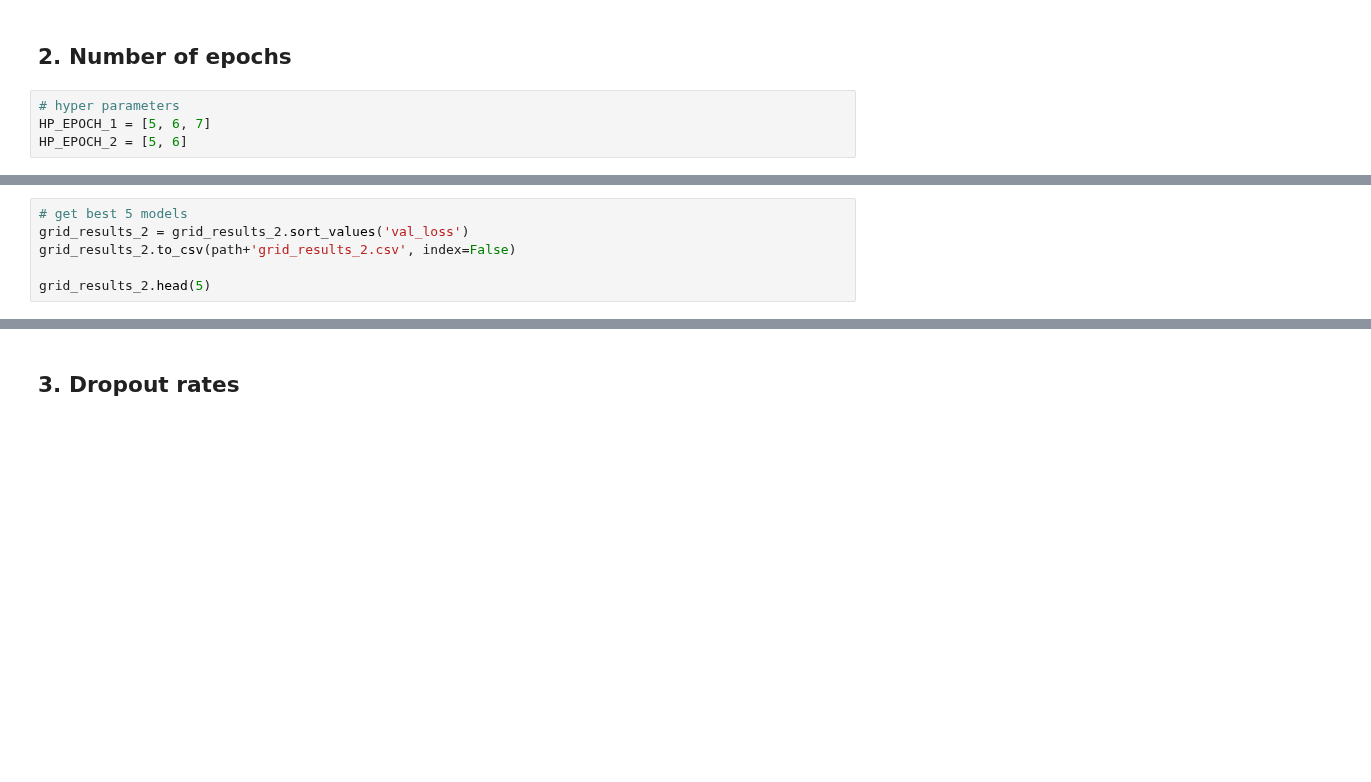
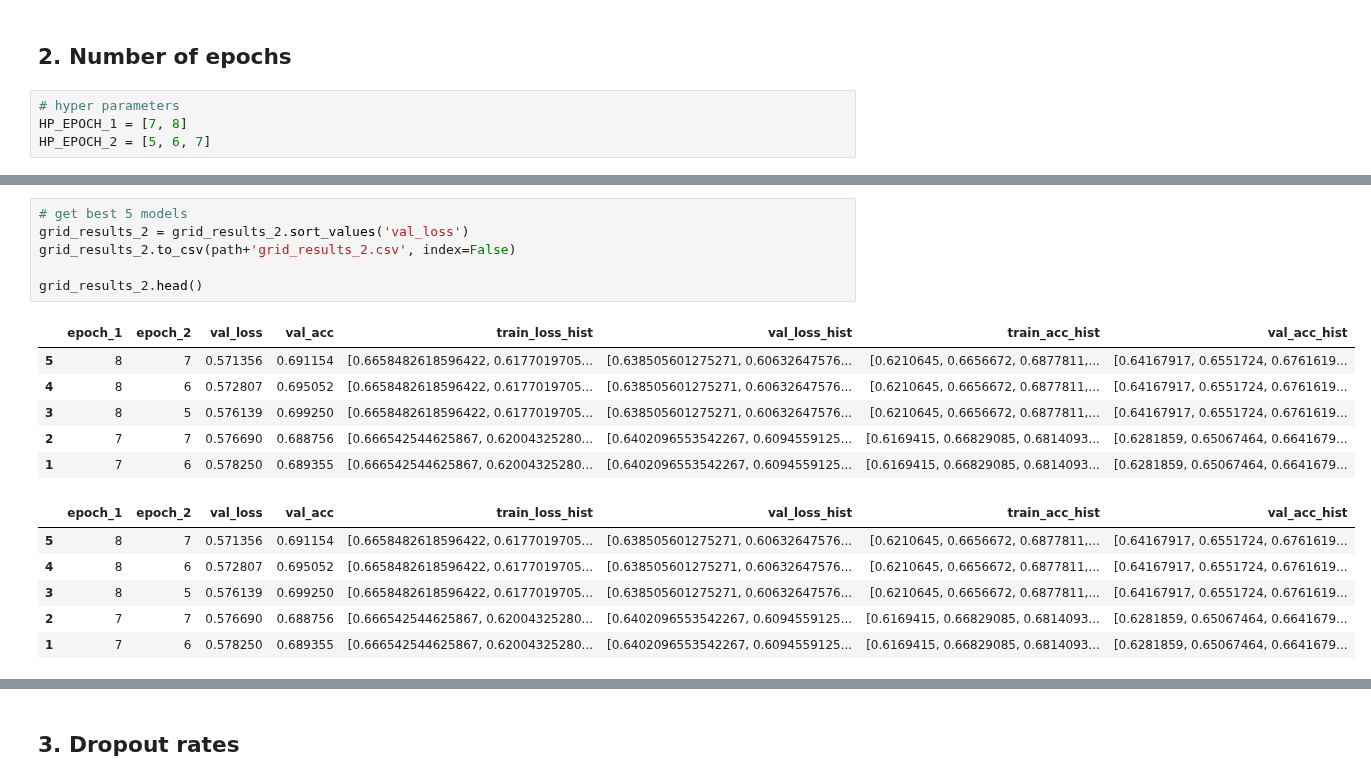
Before and after one commit to James-Leslie/deep-collaborative-filtering, a Jupyter notebook: tf-movielens1m.ipynb, the cells around one changed output, grey strips where cells are left out. Cells and saved outputs as stored; diff of their text form; blank space fills up the shorter version.

```diff
--- a/tf-movielens1m.ipynb
+++ b/tf-movielens1m.ipynb
@@ -369,8 +369,8 @@ plt.show()
 ## 2. Number of epochs
 # %%
 # hyper parameters
-HP_EPOCH_1 = [5, 6, 7]
-HP_EPOCH_2 = [5, 6]
+HP_EPOCH_1 = [7, 8]
+HP_EPOCH_2 = [5, 6, 7]
 # %%
 # dataframe to store results of grid search
 grid_results_2 = []
@@ -486,9 +491,22 @@ KeyboardInterrupt:
 # %%
 # get best 5 models
 grid_results_2 = grid_results_2.sort_values('val_loss')
 grid_results_2.to_csv(path+'grid_results_2.csv', index=False)
 
-grid_results_2.head(5)
+grid_results_2.head()
+# %% [output]
+|  | epoch_1 | epoch_2 | val_loss | val_acc | train_loss_hist | val_loss_hist | train_acc_hist | val_acc_hist |
+| 5 | 8 | 7 | 0.571356 | 0.691154 | [0.6658482618596422, 0.6177019705... | [0.638505601275271, 0.60632647576... | [0.6210645, 0.6656672, 0.6877811,... | [0.64167917, 0.6551724, 0.6761619... |
+| 4 | 8 | 6 | 0.572807 | 0.695052 | [0.6658482618596422, 0.6177019705... | [0.638505601275271, 0.60632647576... | [0.6210645, 0.6656672, 0.6877811,... | [0.64167917, 0.6551724, 0.6761619... |
+| 3 | 8 | 5 | 0.576139 | 0.699250 | [0.6658482618596422, 0.6177019705... | [0.638505601275271, 0.60632647576... | [0.6210645, 0.6656672, 0.6877811,... | [0.64167917, 0.6551724, 0.6761619... |
+| 2 | 7 | 7 | 0.576690 | 0.688756 | [0.666542544625867, 0.62004325280... | [0.6402096553542267, 0.6094559125... | [0.6169415, 0.66829085, 0.6814093... | [0.6281859, 0.65067464, 0.6641679... |
+| 1 | 7 | 6 | 0.578250 | 0.689355 | [0.666542544625867, 0.62004325280... | [0.6402096553542267, 0.6094559125... | [0.6169415, 0.66829085, 0.6814093... | [0.6281859, 0.65067464, 0.6641679... |
+|  | epoch_1 | epoch_2 | val_loss | val_acc | train_loss_hist | val_loss_hist | train_acc_hist | val_acc_hist |
+| 5 | 8 | 7 | 0.571356 | 0.691154 | [0.6658482618596422, 0.6177019705... | [0.638505601275271, 0.60632647576... | [0.6210645, 0.6656672, 0.6877811,... | [0.64167917, 0.6551724, 0.6761619... |
+| 4 | 8 | 6 | 0.572807 | 0.695052 | [0.6658482618596422, 0.6177019705... | [0.638505601275271, 0.60632647576... | [0.6210645, 0.6656672, 0.6877811,... | [0.64167917, 0.6551724, 0.6761619... |
+| 3 | 8 | 5 | 0.576139 | 0.699250 | [0.6658482618596422, 0.6177019705... | [0.638505601275271, 0.60632647576... | [0.6210645, 0.6656672, 0.6877811,... | [0.64167917, 0.6551724, 0.6761619... |
+| 2 | 7 | 7 | 0.576690 | 0.688756 | [0.666542544625867, 0.62004325280... | [0.6402096553542267, 0.6094559125... | [0.6169415, 0.66829085, 0.6814093... | [0.6281859, 0.65067464, 0.6641679... |
+| 1 | 7 | 6 | 0.578250 | 0.689355 | [0.666542544625867, 0.62004325280... | [0.6402096553542267, 0.6094559125... | [0.6169415, 0.66829085, 0.6814093... | [0.6281859, 0.65067464, 0.6641679... |
 # %%
 # plot training curve of best model
 plt.plot(grid_results_2.train_loss_hist.values[0], label='train')
```
Also changed, not shown: parts of 20 cells of this notebook, 9 other files.
